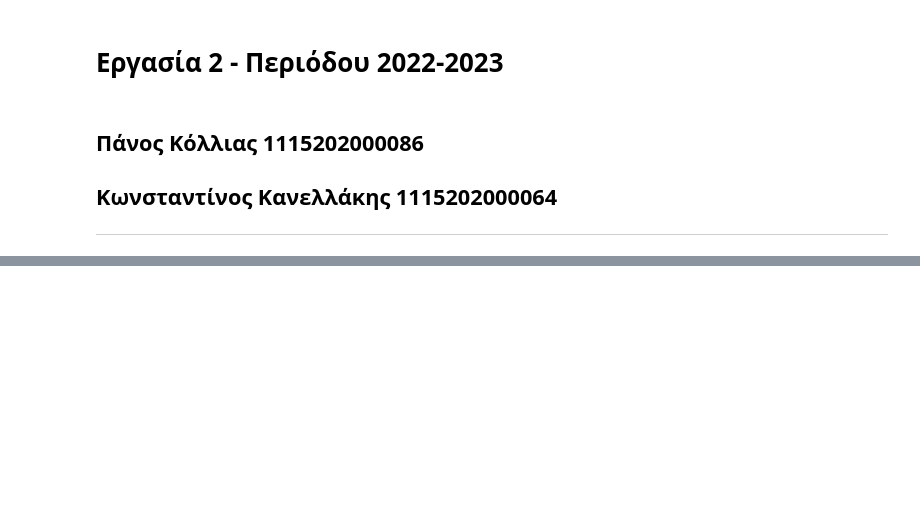
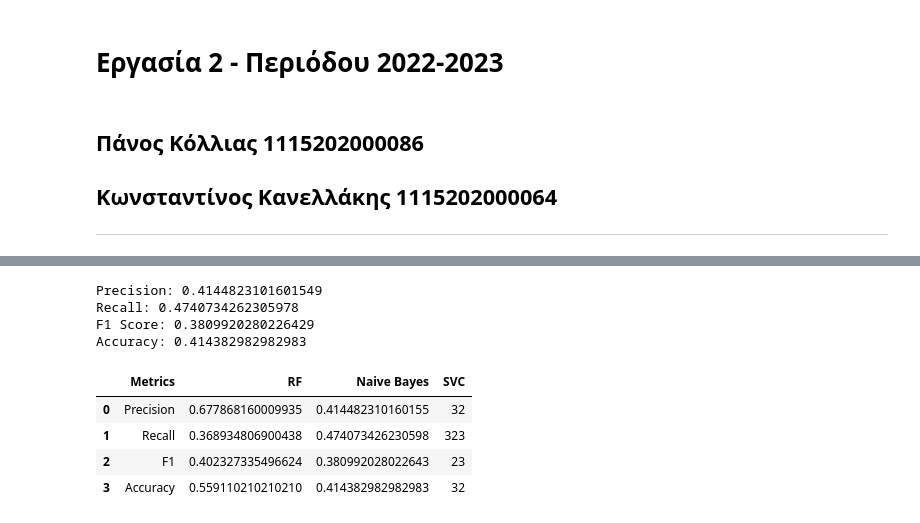
Before and after one commit to Kanellaman/Data-Mining-2, a Jupyter notebook: Untitled0.ipynb, the cells around one changed output, grey strips where cells are left out. Cells and saved outputs as stored; diff of their text form; code cells hidden in the pictures; blank space fills up the shorter version.

```diff
--- a/Untitled0.ipynb
+++ b/Untitled0.ipynb
@@ -128,0 +271,8 @@ recommend(item_id = 2767052, num = 5, bi_or_uni=1) # 0 for bigrams/1 for unigram
+# %%
+from sklearn.model_selection import train_test_split
+import numpy as np
+
+scoring=('precision_macro', 'recall_macro', 'f1_macro', 'accuracy')
+X = np.vstack(new_df['Vectors'])
+Y = new_df['genreSingle']
+X_train, X_test, Y_train, Y_test = train_test_split(X, Y, test_size=0.2, random_state=42)
@@ -128,0 +310,30 @@ recommend(item_id = 2767052, num = 5, bi_or_uni=1) # 0 for bigrams/1 for unigram
+# %%
+from sklearn.naive_bayes import GaussianNB
+
+results_nb = []
+# Create the Νaive_Βayes model
+nb_model = GaussianNB()
+
+# Perform cross-validation
+cross_val_results = cross_validate(nb_model, X, Y, cv=10, scoring=scoring, n_jobs=-1)
+
+# Extract the scores
+precision_scores_nb = cross_val_results['test_precision_macro'].mean()
+results_nb.append(precision_scores_nb)
+recall_scores_nb = cross_val_results['test_recall_macro'].mean()
+results_nb.append(recall_scores_nb)
+f1_scores_nb = cross_val_results['test_f1_macro'].mean()
+results_nb.append(f1_scores_nb)
+accuracy_scores_nb = cross_val_results['test_accuracy'].mean()
+results_nb.append(accuracy_scores_nb)
+
+# Print the scores
+print("Precision:", precision_scores_nb)
+print("Recall:", recall_scores_nb)
+print("F1 Score:", f1_scores_nb)
+print("Accuracy:", accuracy_scores_nb)
+# %% [output]
+Precision: 0.4144823101601549
+Recall: 0.4740734262305978
+F1 Score: 0.3809920280226429
+Accuracy: 0.414382982982983
@@ -128,0 +369,13 @@ recommend(item_id = 2767052, num = 5, bi_or_uni=1) # 0 for bigrams/1 for unigram
+# %%
+results_svc = [32,323, 23,32]
+
+metrics = [ 'Precision', 'Recall', 'F1 Score', 'Accuracy']
+result = pd.DataFrame({'Metrics': metrics, 'RF': results_rf, 'Naive Bayes': results_nb, 'SVC':results_svc})
+pd.set_option('display.float_format', '{:.15f}'.format)
+result
+# %% [output]
+|  | Metrics | RF | Naive Bayes | SVC |
+| 0 | Precision | 0.677868160009935 | 0.414482310160155 | 32 |
+| 1 | Recall | 0.368934806900438 | 0.474073426230598 | 323 |
+| 2 | F1 | 0.402327335496624 | 0.380992028022643 | 23 |
+| 3 | Accuracy | 0.559110210210210 | 0.414382982982983 | 32 |
```
Also changed, not shown: parts of 9 cells of this notebook.
